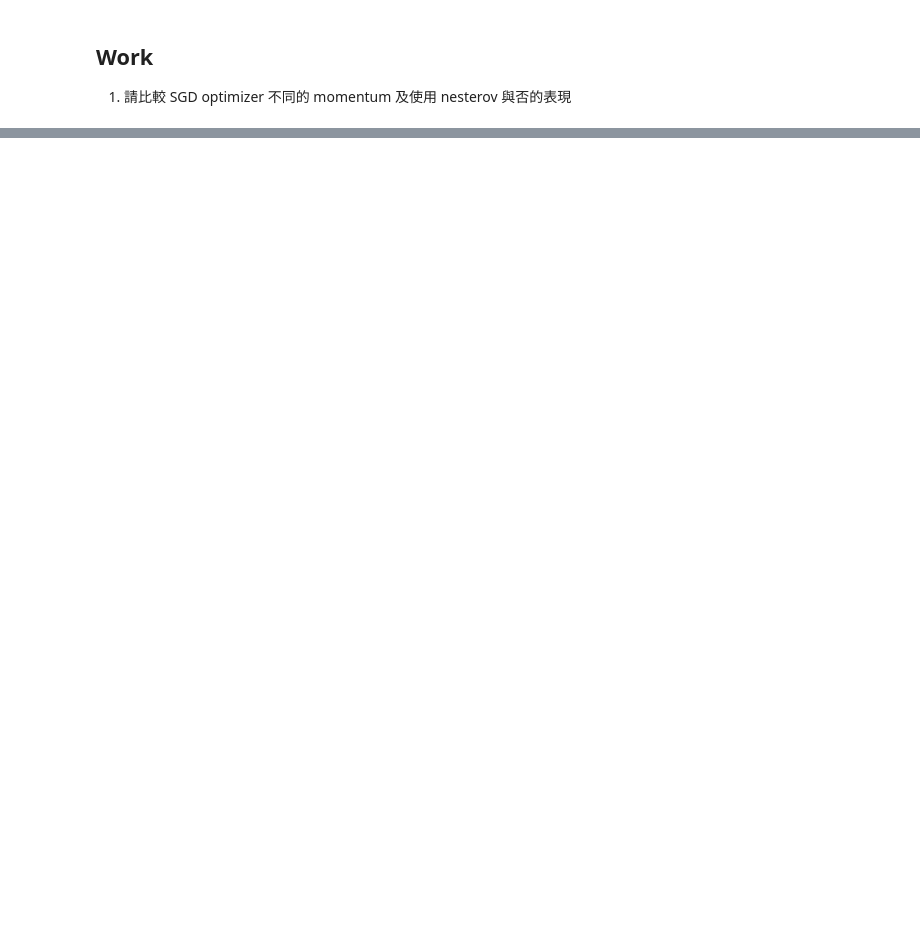
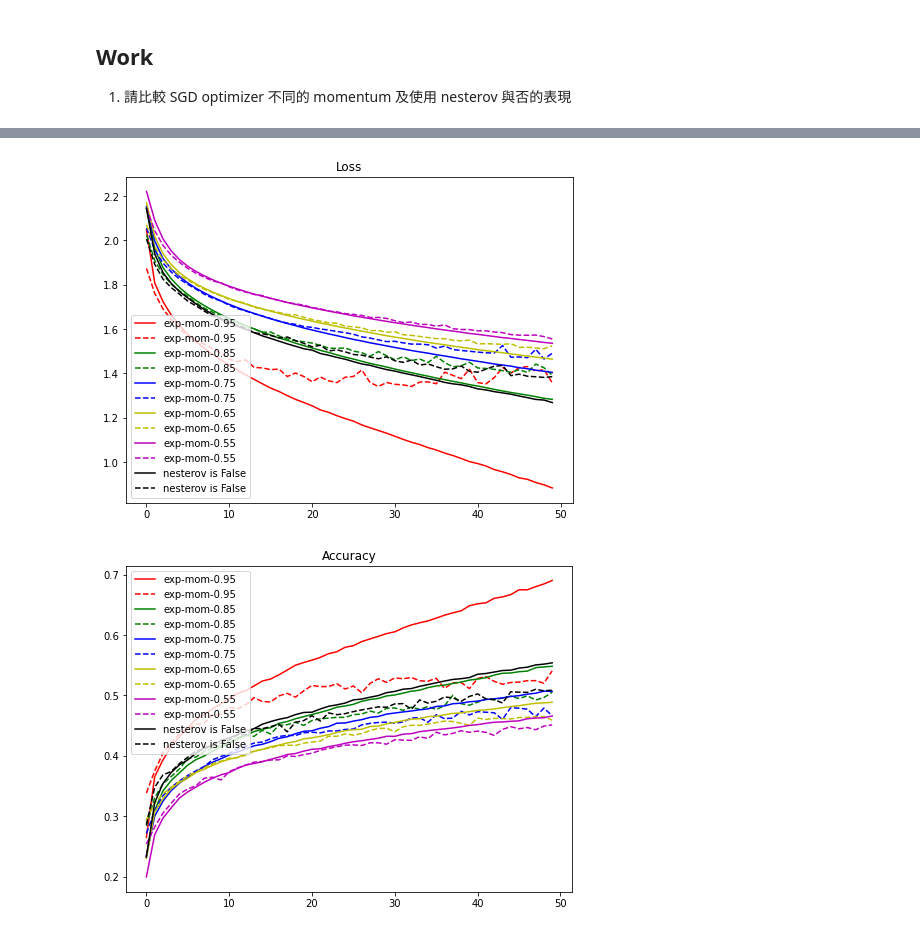
Before and after one commit to juliuschou/cupoyMarathon2021, a Jupyter notebook: Day_079_LearningRateEffect_作業_HW.ipynb, the cells around one changed output, grey strips where cells are left out. Saved outputs shown, nothing was run; the diff lists cells and outputs as text; code cells hidden in the pictures; blank space fills up the shorter version.

```diff
--- a/Day_079_LearningRateEffect_作業_HW.ipynb
+++ b/Day_079_LearningRateEffect_作業_HW.ipynb
@@ -55,0 +55,14 @@ import matplotlib.pyplot as plt
+# %%
+def build_mlp(input_shape, output_units=10, num_neurons=[512, 256, 128]):
+    input_layer = keras.layers.Input(input_shape)
+
+    for i, n_units in enumerate(num_neurons):
+        if i == 0:
+            x = keras.layers.Dense(units=n_units, activation="relu", name="hidden_layer"+str(i+1))(input_layer)
+        else:
+            x = keras.layers.Dense(units=n_units, activation="relu", name="hidden_layer"+str(i+1))(x)
+
+    out = keras.layers.Dense(units=output_units, activation="softmax", name="output")(x)
+
+    model = keras.models.Model(inputs=[input_layer], outputs=[out])
+    return model
@@ -55,0 +210,22 @@ import matplotlib.pyplot as plt
+# %%
+plt.figure(figsize=(8,6))
+
+for i, cond in enumerate(results.keys()):
+    #print(cond, '->', range(len(results[cond]['train_loss'])))
+    plt.plot(range(len(results[cond]['train_loss'])), results[cond]['train_loss'], '-', label=cond, color=color_bar[i])
+    plt.plot(range(len(results[cond]['valid_loss'])), results[cond]['valid_loss'], '--', label=cond, color=color_bar[i])
+
+plt.title("Loss")
+plt.legend()
+plt.show()
+
+plt.figure(figsize=(8,6))
+for i, cond in enumerate(results.keys()):
+    plt.plot(range(len(results[cond]['train_acc'])),results[cond]['train_acc'], '-', label=cond, color=color_bar[i])
+    plt.plot(range(len(results[cond]['valid_acc'])),results[cond]['valid_acc'], '--', label=cond, color=color_bar[i])
+plt.title("Accuracy")
+plt.legend()
+plt.show()
+# %% [output]
+[figure, added]
+[figure, added]
```
Also changed, not shown: parts of 16 cells of this notebook, 1 other file.
